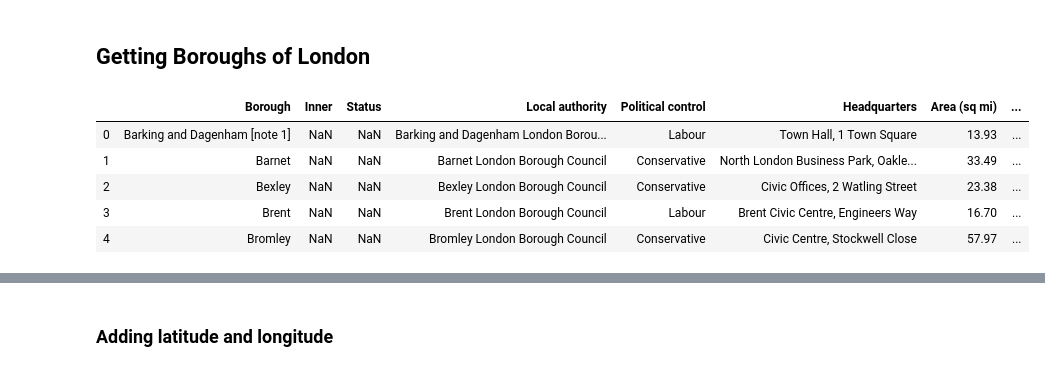
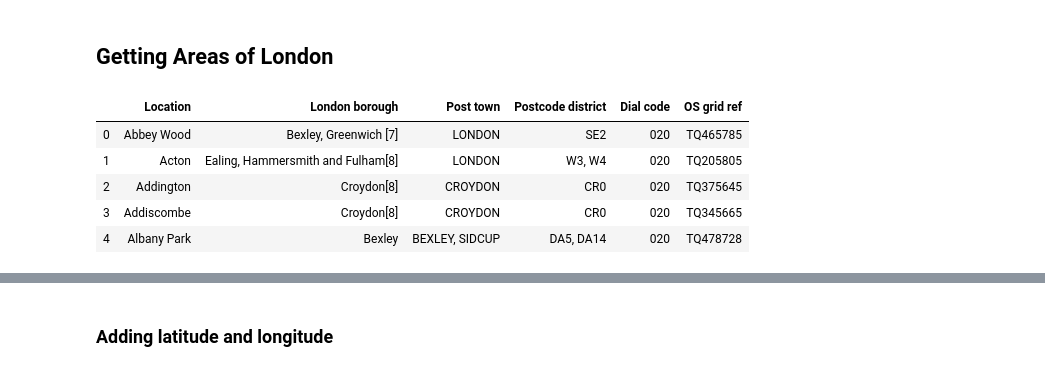
Before and after one commit to leo-hsk/brexit_moving_to_frankfurt, a Jupyter notebook: Data Preparing.ipynb, the cells around one changed output, grey strips where cells are left out. Cells and saved outputs as stored; diff of their text form; code cells hidden in the pictures.

```diff
--- a/Data Preparing.ipynb
+++ b/Data Preparing.ipynb
@@ -5,14 +18,14 @@ from geopy.geocoders import Nominatim # convert an address into latitude and lon
 # %% [markdown]
-## Getting Boroughs of London
+## Getting Areas of London
 # %%
-df = pd.read_html("https://en.wikipedia.org/wiki/List_of_London_boroughs")
-df = df[0]
+df = pd.read_html("https://en.wikipedia.org/wiki/List_of_areas_of_London")
+df = df[1]
 df.head()
 # %% [output]
-|  | Borough | Inner | Status | Local authority | Political control | Headquarters | Area (sq mi) | ... |
-| 0 | Barking and Dagenham [note 1] | NaN | NaN | Barking and Dagenham London Borou... | Labour | Town Hall, 1 Town Square | 13.93 | ... |
-| 1 | Barnet | NaN | NaN | Barnet London Borough Council | Conservative | North London Business Park, Oakle... | 33.49 | ... |
-| 2 | Bexley | NaN | NaN | Bexley London Borough Council | Conservative | Civic Offices, 2 Watling Street | 23.38 | ... |
-| 3 | Brent | NaN | NaN | Brent London Borough Council | Labour | Brent Civic Centre, Engineers Way | 16.70 | ... |
-| 4 | Bromley | NaN | NaN | Bromley London Borough Council | Conservative | Civic Centre, Stockwell Close | 57.97 | ... |
+|  | Location | London borough | Post town | Postcode district | Dial code | OS grid ref |
+| 0 | Abbey Wood | Bexley, Greenwich [7] | LONDON | SE2 | 020 | TQ465785 |
+| 1 | Acton | Ealing, Hammersmith and Fulham[8] | LONDON | W3, W4 | 020 | TQ205805 |
+| 2 | Addington | Croydon[8] | CROYDON | CR0 | 020 | TQ375645 |
+| 3 | Addiscombe | Croydon[8] | CROYDON | CR0 | 020 | TQ345665 |
+| 4 | Albany Park | Bexley | BEXLEY, SIDCUP | DA5, DA14 | 020 | TQ478728 |
 # %%
```
Also changed, not shown: parts of 12 cells of this notebook, 3 other files.
